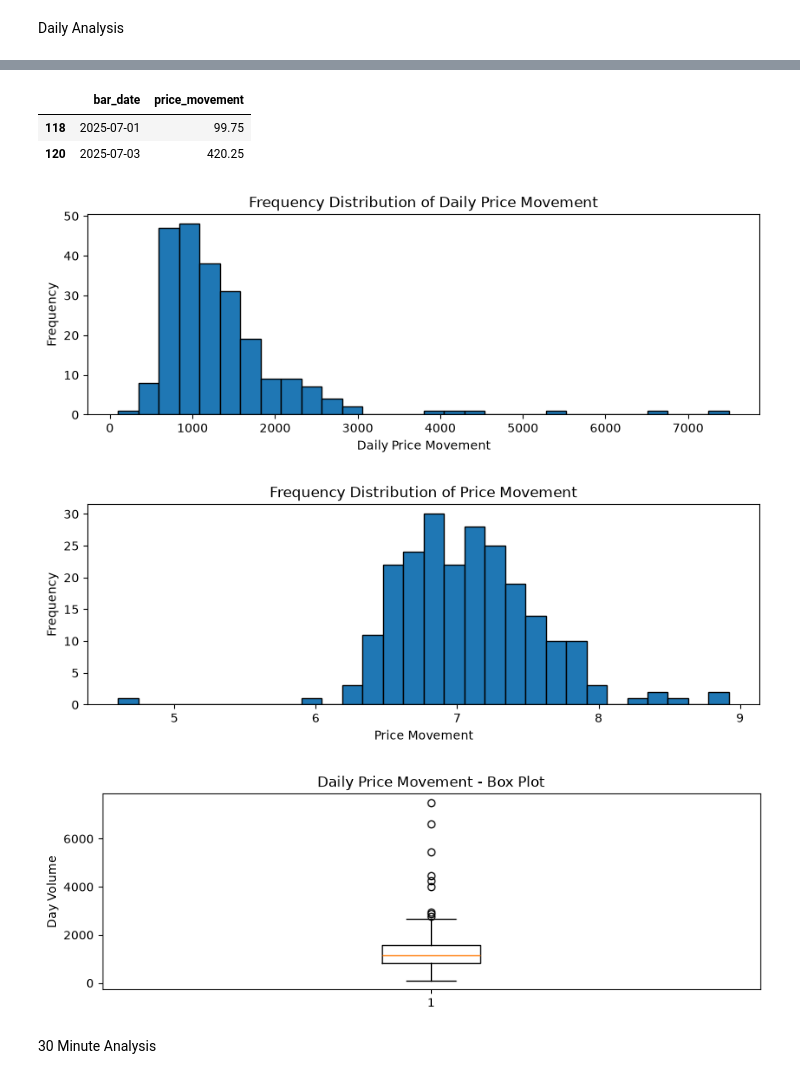
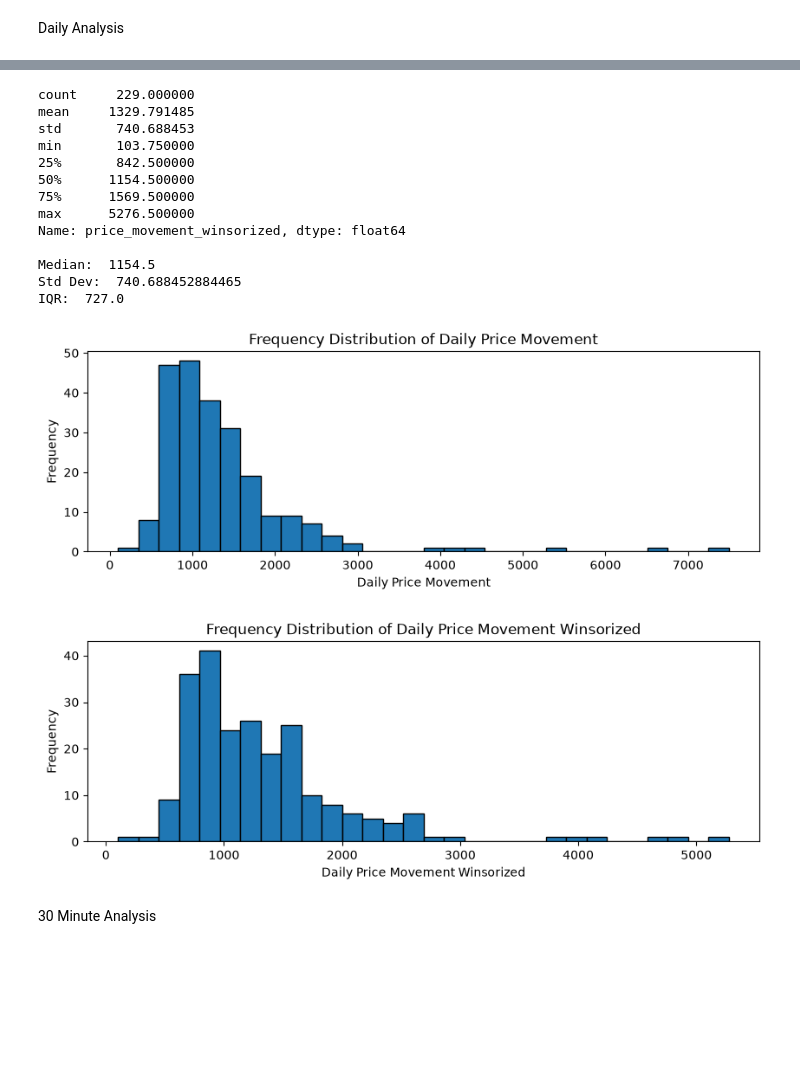
Before and after one commit to dogaha/technical-analysis, a Jupyter notebook: analysis/notebooks/02_price_movement.ipynb, the cells around one changed output, grey strips where cells are left out. Saved outputs shown, nothing was run; the diff lists cells and outputs as text; code cells hidden in the pictures; blank space fills up the shorter version.

```diff
--- a/analysis/notebooks/02_price_movement.ipynb
+++ b/analysis/notebooks/02_price_movement.ipynb
@@ -45,10 +40,11 @@ df_min['bucket_5min'] = df_min['bar_time'].apply(
 )
 # %%
 df_min['price_movement'] = (df_min['high']-df_min['low']).abs()
-df_day = df_min.groupby('bar_date')['price_movement'].agg('sum').reset_index()
-df_30 = df_min.groupby(['bar_date','bucket_30min'])['price_movement'].agg('sum').reset_index()
-df_15 = df_min.groupby(['bar_date','bucket_15min'])['price_movement'].agg('sum').reset_index()
-df_5 = df_min.groupby(['bar_date','bucket_5min'])['price_movement'].agg('sum').reset_index()
+df_min = utils.add_winsorized_col(df_min,'price_movement')
+df_day = df_min.groupby('bar_date')[['price_movement','price_movement_winsorized']].agg('sum').reset_index()
+df_30 = df_min.groupby(['bar_date','bucket_30min'])[['price_movement','price_movement_winsorized']].agg('sum').reset_index()
+df_15 = df_min.groupby(['bar_date','bucket_15min'])[['price_movement','price_movement_winsorized']].agg('sum').reset_index()
+df_5 = df_min.groupby(['bar_date','bucket_5min'])[['price_movement','price_movement_winsorized']].agg('sum').reset_index()
 # %% [markdown]
 Daily Analysis
 # %%
@@ -69,20 +66,25 @@ IQR: 734.75
-# %%
-df_day[df_day['price_movement']<500]
-# %% [output]
-|  | bar_date | price_movement |
-| 118 | 2025-07-01 | 99.75 |
-| 120 | 2025-07-03 | 420.25 |
+# %%
+utils.descriptive_analysis(df_day,'price_movement_winsorized')
+# %% [output]
+count     229.000000
+mean     1329.791485
+std       740.688453
+min       103.750000
+25%       842.500000
+50%      1154.500000
+75%      1569.500000
+max      5276.500000
+Name: price_movement_winsorized, dtype: float64
+
+Median:  1154.5
+Std Dev:  740.688452884465
+IQR:  727.0
 # %%
 utils.frequency_hist(df_day,'price_movement',30,'Daily Price Movement')
-
-df_day['log_price_movement'] = np.log(df_day['price_movement'])
-utils.frequency_hist(df_day,'log_price_movement',30,'Price Movement')
-
-utils.box_plot(df_day,'price_movement','Day Volume', 'Daily Price Movement - Box Plot')
+utils.frequency_hist(df_day,'price_movement_winsorized',30,'Daily Price Movement Winsorized')
 # %% [output]
 [figure]
-[figure, old version]
+[figure, new version]
-[figure, removed]
 # %% [markdown]
 30 Minute Analysis
 # %%
```
Also changed, not shown: parts of 6 cells of this notebook, 3 other files.
